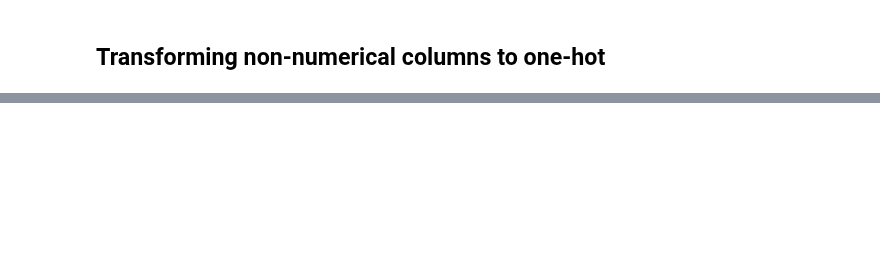
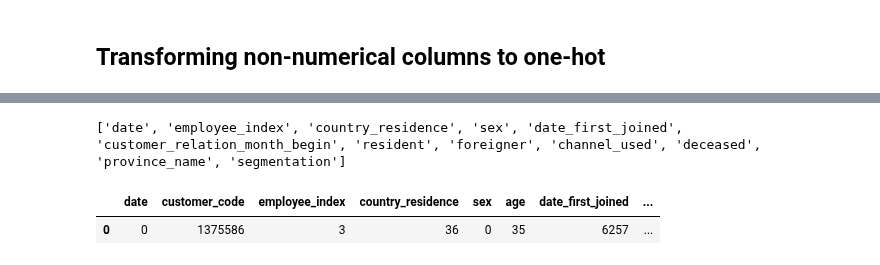
Before and after one commit to amarsinghen/santander-product-recommendation, a Jupyter notebook: Santander_Product_Recommendation.ipynb, the cells around one changed output, grey strips where cells are left out. Drawn from its saved outputs; the diff is of its cells as text; code cells hidden in the pictures; blank space fills up the shorter version.

```diff
--- a/Santander_Product_Recommendation.ipynb
+++ b/Santander_Product_Recommendation.ipynb
@@ -353,0 +383,2 @@ spr_train_processed_df.loc[spr_train_processed_df['customer_type_month_begin'].i
+# %%
+spr_train_processed_df.loc[spr_train_processed_df['customer_type_month_begin'].isnull(), "customer_type_month_begin"] = 6
@@ -397,4 +483,5 @@ spr_train_processed_df.isnull().sum()
 # %%
+from sklearn import preprocessing
 # Since a lot of data is in the String format which we can not feed to classifier,
 # we will encode the column values to labeled integer values
 # We only encode the non-integer type of columns
@@ -402,11 +489,13 @@ columns_to_encode = spr_train_processed_df.select_dtypes(include=[object]).colum
 print(columns_to_encode)
 
 #Labeled Encoder
-# le = preprocessing.LabelEncoder()
-# for column_name in columns_to_encode:
-#     german_credit_df[column_name] = le.fit_transform(german_credit_df[column_name])
+le = preprocessing.LabelEncoder()
+for column_name in columns_to_encode:
+    spr_train_encoded_df[column_name] = le.fit_transform(spr_train_encoded_df[column_name])
 
 # OneHOT Encoding - we can use either one-hot-encoding or labeled encoder. I tried both for learning purposes
 # one_hot_encoder = preprocessing.OneHotEncoder()
 # for column_name in columns_to_encode:
-#     german_credit_df[column_name] = pd.get_dummies(german_credit_df[column_name])
+#     spr_train_processed_df[column_name] = pd.get_dummies(spr_train_processed_df[column_name])
+# %% [output]
+['date', 'employee_index', 'country_residence', 'sex', 'date_first_joined', 'customer_relation_month_begin', 'resident', 'foreigner', 'channel_used', 'deceased', 'province_name', 'segmentation']
@@ -416,0 +502,5 @@ spr_train_processed_df.loc[spr_train_processed_df.age==' NA','age']
+# %%
+spr_train_encoded_df[:1]
+# %% [output]
+|  | date | customer_code | employee_index | country_residence | sex | age | date_first_joined | ... |
+| 0 | 0 | 1375586 | 3 | 36 | 0 | 35 | 6257 | ... |
```
Also changed, not shown: parts of 59 cells of this notebook.
